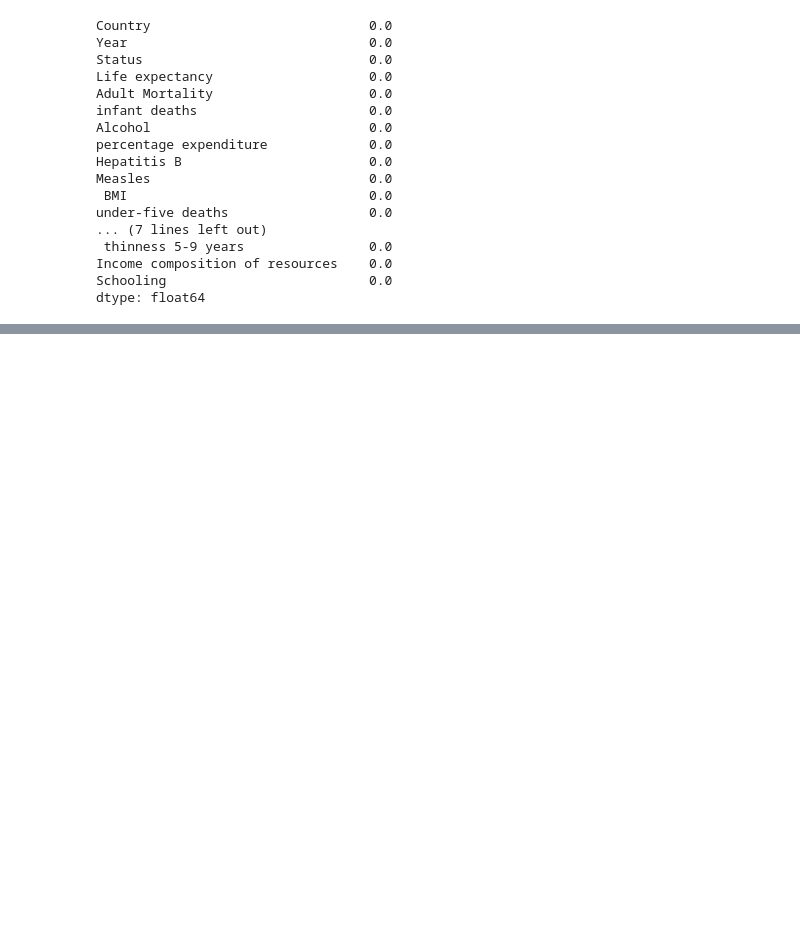
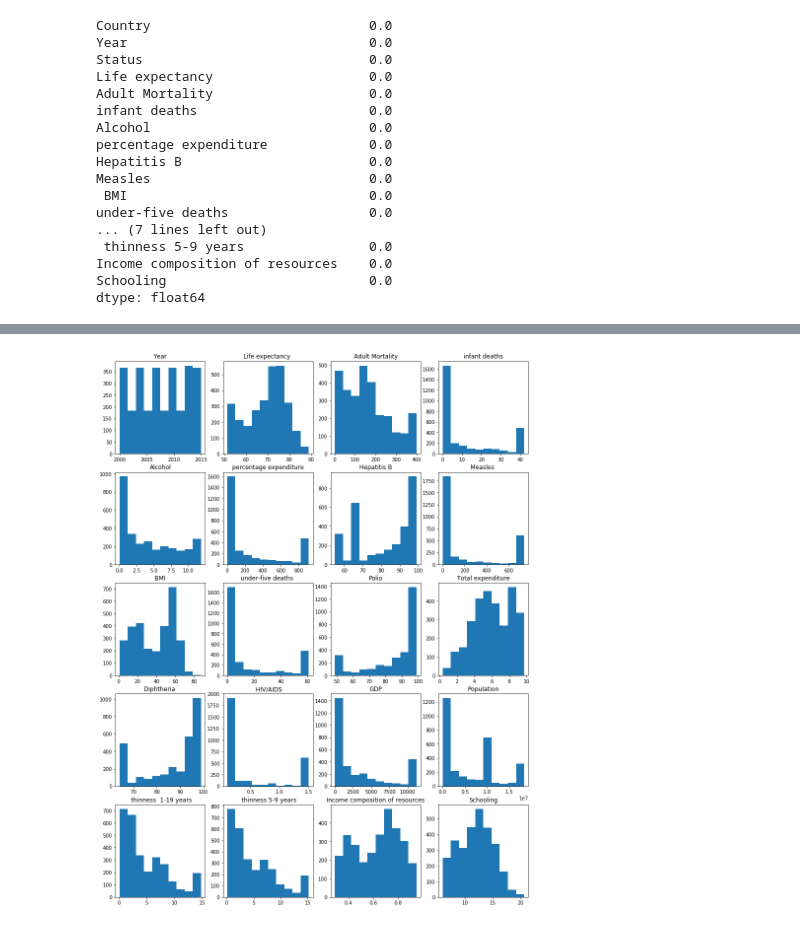
Before and after one commit to fazel74/Thinkful, a Jupyter notebook: Model_prep_challenge.ipynb, the cells around one changed output, grey strips where cells are left out. Cells and saved outputs as stored; diff of their text form; code cells hidden in the pictures; blank space fills up the shorter version.

```diff
--- a/Model_prep_challenge.ipynb
+++ b/Model_prep_challenge.ipynb
@@ -112,0 +113,3 @@ fill_list.head()
+# %%
+for col in life_df1.columns:
+    print(col)
@@ -134,0 +214,8 @@ life_df1['Life expectancy'].head()
+# %%
+plt.figure(figsize=(15, 20))
+for i, col in enumerate(fill_list, 1):
+    plt.subplot(5, 4, i)
+    plt.hist(life_df2[col])
+    plt.title(col)
+# %% [output]
+[figure, added]
```
Also changed, not shown: parts of 39 cells of this notebook.
